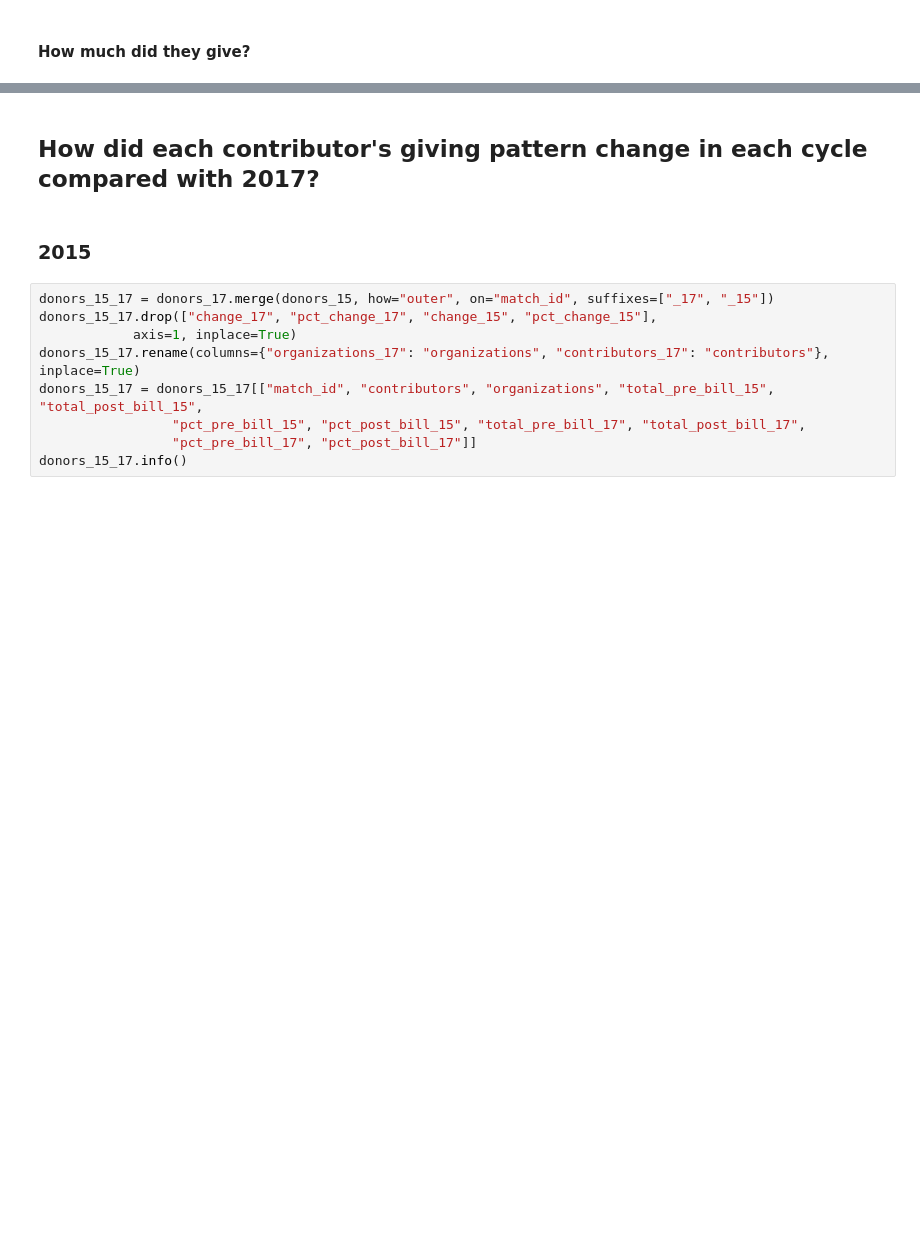
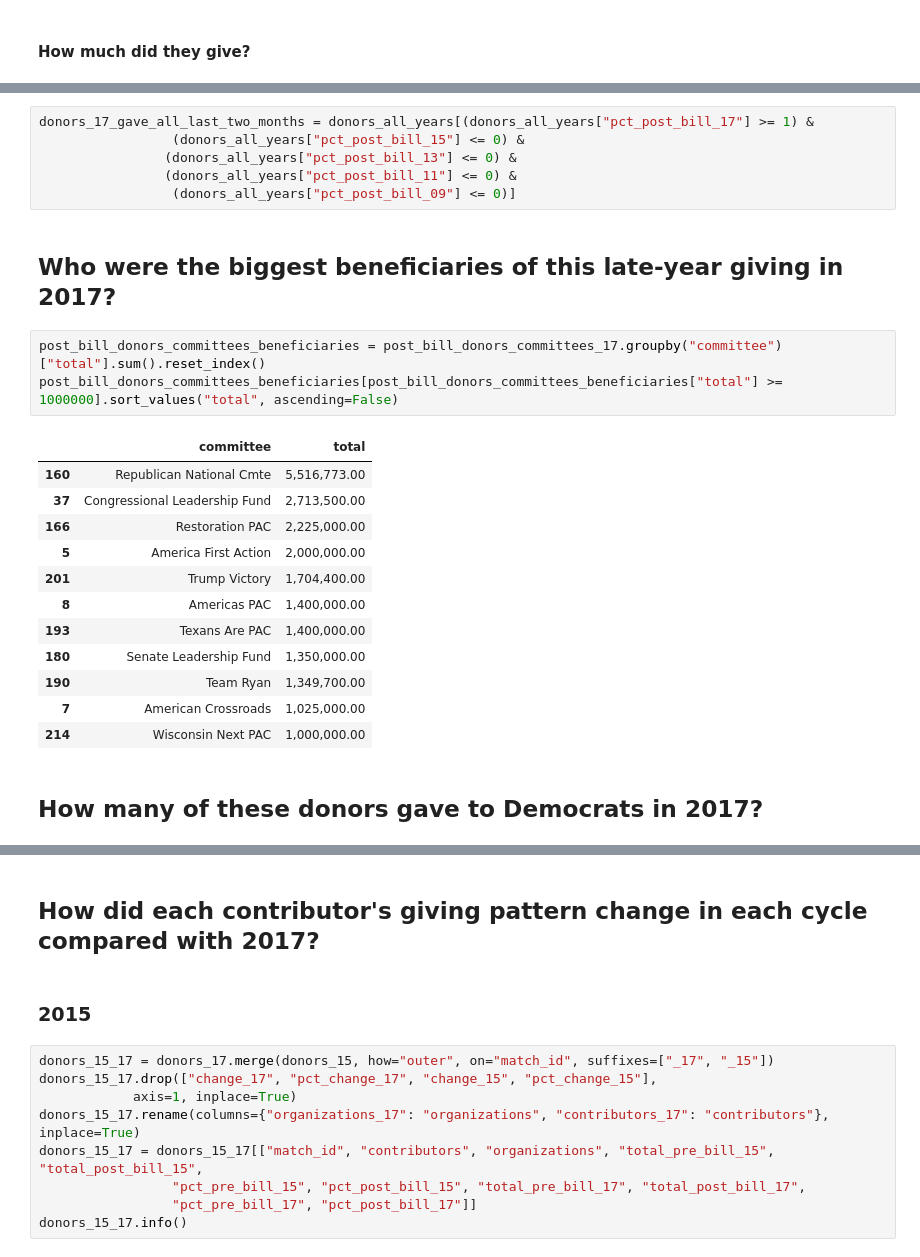
Before and after one commit to PublicI/tax-bill-contribs, a Jupyter notebook: tax-bill-analysis.ipynb, the cells around one changed output, grey strips where cells are left out. Saved outputs shown, nothing was run; the diff lists cells and outputs as text; blank space fills up the shorter version.

```diff
--- a/tax-bill-analysis.ipynb
+++ b/tax-bill-analysis.ipynb
@@ -388,0 +459,26 @@ print("2009 pre-bill total: $" + str(donors_09["total_pre_bill"].sum()))
+# %%
+donors_17_gave_all_last_two_months = donors_all_years[(donors_all_years["pct_post_bill_17"] >= 1) &
+                 (donors_all_years["pct_post_bill_15"] <= 0) &
+                (donors_all_years["pct_post_bill_13"] <= 0) &
+                (donors_all_years["pct_post_bill_11"] <= 0) &
+                 (donors_all_years["pct_post_bill_09"] <= 0)]
+# %% [markdown]
+## Who were the biggest beneficiaries of this late-year giving in 2017?
+# %%
+post_bill_donors_committees_beneficiaries = post_bill_donors_committees_17.groupby("committee")["total"].sum().reset_index()
+post_bill_donors_committees_beneficiaries[post_bill_donors_committees_beneficiaries["total"] >= 1000000].sort_values("total", ascending=False)
+# %% [output]
+|  | committee | total |
+| 160 | Republican National Cmte | 5,516,773.00 |
+| 37 | Congressional Leadership Fund | 2,713,500.00 |
+| 166 | Restoration PAC | 2,225,000.00 |
+| 5 | America First Action | 2,000,000.00 |
+| 201 | Trump Victory | 1,704,400.00 |
+| 8 | Americas PAC | 1,400,000.00 |
+| 193 | Texans Are PAC | 1,400,000.00 |
+| 180 | Senate Leadership Fund | 1,350,000.00 |
+| 190 | Team Ryan | 1,349,700.00 |
+| 7 | American Crossroads | 1,025,000.00 |
+| 214 | Wisconsin Next PAC | 1,000,000.00 |
+# %% [markdown]
+## How many of these donors gave to Democrats in 2017?
```
Also changed, not shown: parts of 94 cells of this notebook.
